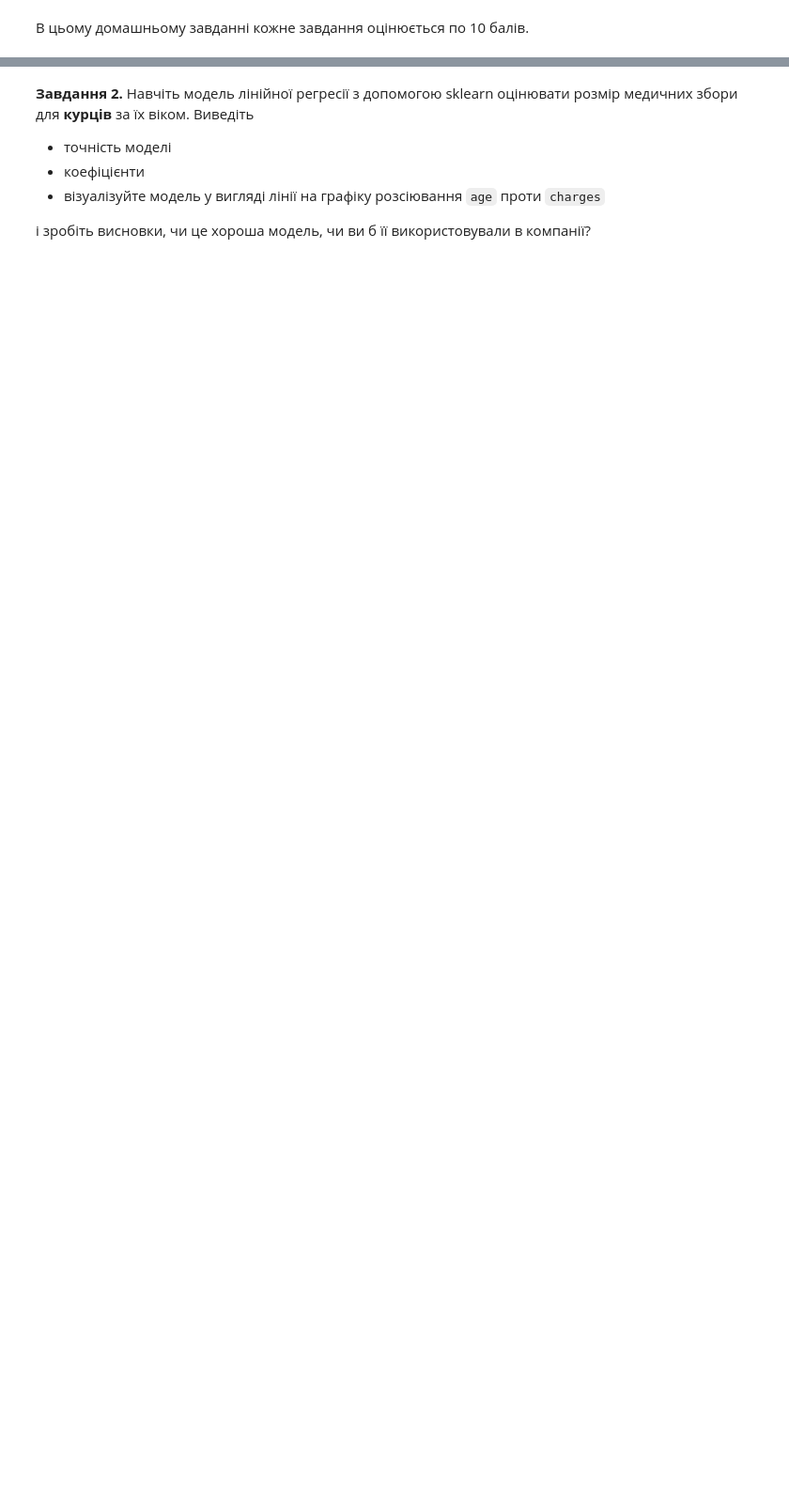
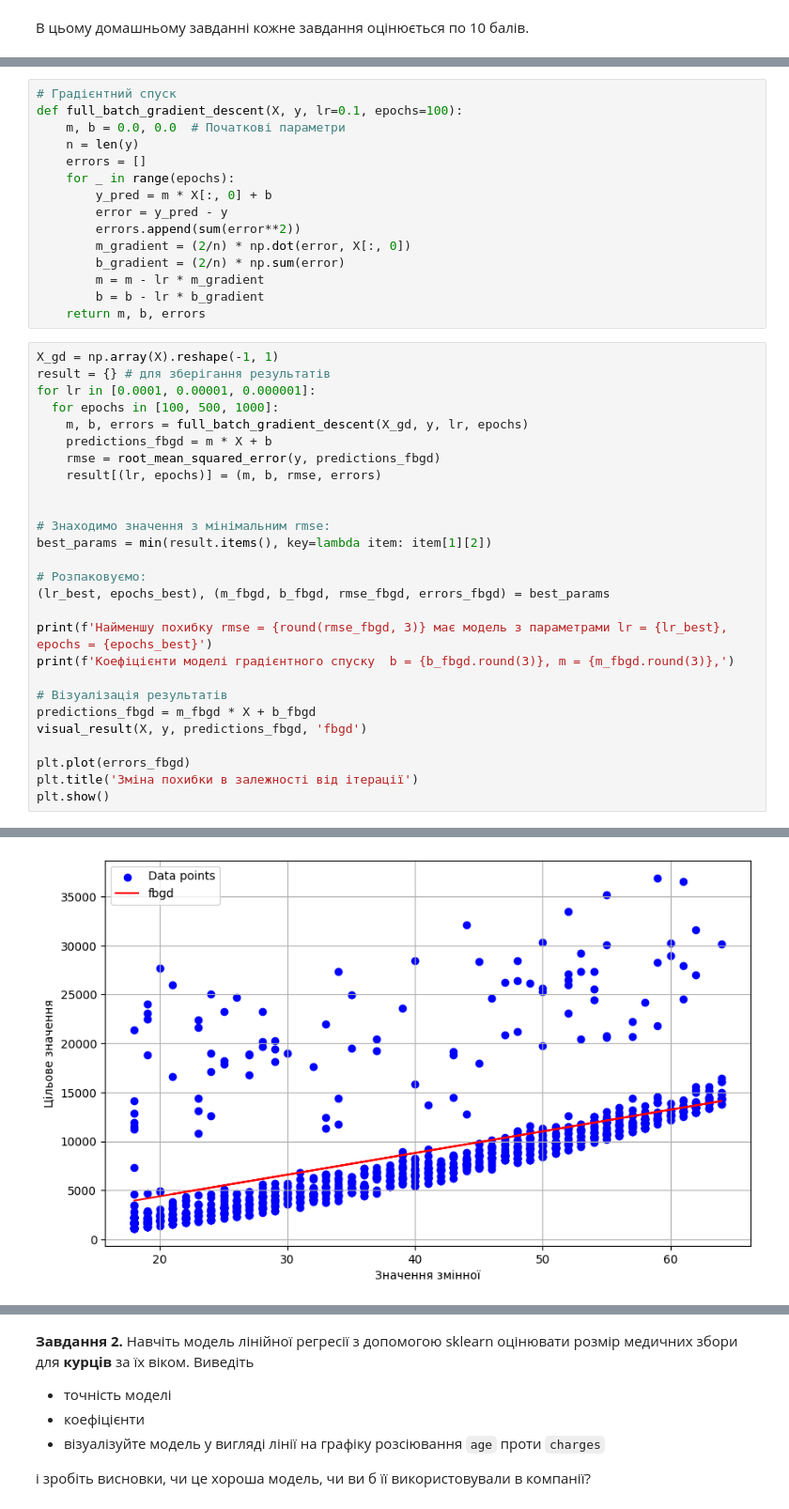
Before and after one commit to Alenushka2013/ML_for_people_tasks, a Jupyter notebook: HW_2_1_Building_a_linear_regression_on_one_attribute.ipynb, the cells around one changed output, grey strips where cells are left out. Shown at 94% size. Cells and saved outputs as stored; diff of their text form; blank space fills up the shorter version.

```diff
--- a/HW_2_1_Building_a_linear_regression_on_one_attribute.ipynb
+++ b/HW_2_1_Building_a_linear_regression_on_one_attribute.ipynb
@@ -27,0 +70,43 @@ non_smoker_df = medical_df[medical_df.smoker == 'no']
+# %%
+# Градієнтний спуск
+def full_batch_gradient_descent(X, y, lr=0.1, epochs=100):
+    m, b = 0.0, 0.0  # Початкові параметри
+    n = len(y)
+    errors = []
+    for _ in range(epochs):
+        y_pred = m * X[:, 0] + b
+        error = y_pred - y
+        errors.append(sum(error**2))
+        m_gradient = (2/n) * np.dot(error, X[:, 0])
+        b_gradient = (2/n) * np.sum(error)
+        m = m - lr * m_gradient
+        b = b - lr * b_gradient
+    return m, b, errors
+# %%
+X_gd = np.array(X).reshape(-1, 1)
+result = {} # для зберігання результатів
+for lr in [0.0001, 0.00001, 0.000001]:
+  for epochs in [100, 500, 1000]:
+    m, b, errors = full_batch_gradient_descent(X_gd, y, lr, epochs)
+    predictions_fbgd = m * X + b
+    rmse = root_mean_squared_error(y, predictions_fbgd)
+    result[(lr, epochs)] = (m, b, rmse, errors)
+
+
+# Знаходимо значення з мінімальним rmse:
+best_params = min(result.items(), key=lambda item: item[1][2])
+
+# Розпаковуємо:
+(lr_best, epochs_best), (m_fbgd, b_fbgd, rmse_fbgd, errors_fbgd) = best_params
+
+print(f'Найменшу похибку rmse = {round(rmse_fbgd, 3)} має модель з параметрами lr = {lr_best}, epochs = {epochs_best}')
+print(f'Коефіцієнти моделі градієнтного спуску  b = {b_fbgd.round(3)}, m = {m_fbgd.round(3)},')
+
+# Візуалізація результатів
+predictions_fbgd = m_fbgd * X + b_fbgd
+visual_result(X, y, predictions_fbgd, 'fbgd')
+
+plt.plot(errors_fbgd)
+plt.title('Зміна похибки в залежності від ітерації')
+plt.show()
+# %% [output]
@@ -27,0 +115 @@ non_smoker_df = medical_df[medical_df.smoker == 'no']
+[figure, added]
```
Also changed, not shown: parts of 13 cells of this notebook.
